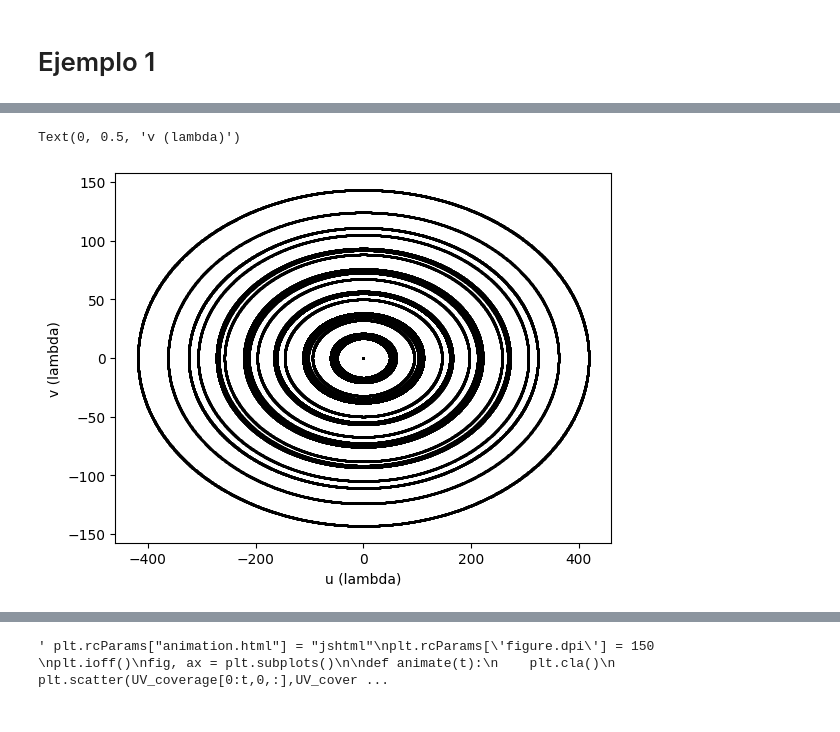
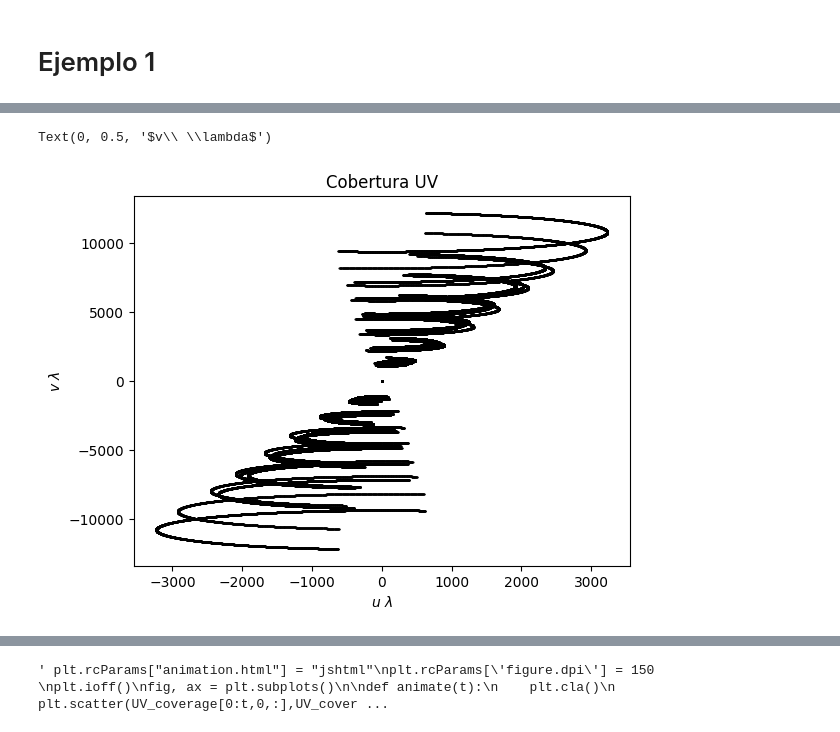
Before and after one commit to MatiasColil/API_Interferometry, a Jupyter notebook: jupyter notebook/interferometer.ipynb, the cells around one changed output, grey strips where cells are left out. Cells and saved outputs as stored; diff of their text form; code cells hidden in the pictures.

```diff
--- a/jupyter notebook/interferometer.ipynb
+++ b/jupyter notebook/interferometer.ipynb
@@ -55,7 +86,7 @@ def calc_RR(H,dec):
 
     return R
 # %%
-def h(hObs, gradDec):
+def h(hObs, gradDec, t_muestreo):
 
     """
     Cambia la duración de la observación a X horas
@@ -63,7 +94,7 @@ def h(hObs, gradDec):
        """
 
     observacion_grados = hObs * 15.0
-    HA = np.arange(-np.radians(observacion_grados), np.radians(observacion_grados), np.radians(0.1))  # [radianes]
+    HA = np.arange(-np.radians(observacion_grados), np.radians(observacion_grados), np.radians(t_muestreo/60))  # [radianes]
     dec = np.radians(gradDec)
     return HA, dec
 # %%
@@ -157,4 +192,4 @@ data = [
     [-41.464507, -72.919898, 100]
 ]
 
-df = pd.DataFrame(data, columns=['Latitud', 'Longitud', 'Altitud'])
+data = np.array(data)
@@ -168,3 +198,8 @@ x, y, z = earth_location_to_local(abc, reference_location)
+# %%
+# solo utilizar si el sistema de coordenadas que te entregan está en local tangent plane (ENU) (LOC en archivos CASA)
+abc = EarthLocation.from_geodetic(data[:,1], data[:,0], data[:,2])
+reference_location = EarthLocation.from_geodetic(-72.920166, -41.463874,100)
+x, y, z = earth_location_to_local(abc, reference_location)
 # %%
 fig, ax = plt.subplots(layout='constrained')
 
@@ -180,4 +215,4 @@ ax.set(
 # %%
 stack = np.column_stack((x.value,y.value,z.value))
 # %%
-HA, dec = h(12,20)
+HA, dec = h(6,-26, 6)
@@ -191,9 +249,9 @@ N_UV_coverageEJ1 = new_cover(new_base(stack), HA, dec)
 # %%
-
 fig, ax = plt.subplots()
-ax.scatter(N_UV_coverageEJ1[:,0],N_UV_coverageEJ1[:,1], c="black", marker=".",s=1)
-ax.set_xlabel('u (lambda)')
-ax.set_ylabel('v (lambda)')
+plt.title("Cobertura UV")
+ax.scatter(UV_coverageEj1[:,0],UV_coverageEj1[:,1], c="black", marker='.', s=1)
+ax.set_xlabel(r'$u\ \lambda$')  # Usa 'r' antes de la cadena de texto para que Python la trate como raw string
+ax.set_ylabel(r'$v\ \lambda$')
 # %% [output]
-Text(0, 0.5, 'v (lambda)')
+Text(0, 0.5, '$v\\ \\lambda$')
-[figure, old version]
+[figure, new version]
```
Also changed, not shown: parts of 67 cells of this notebook.
